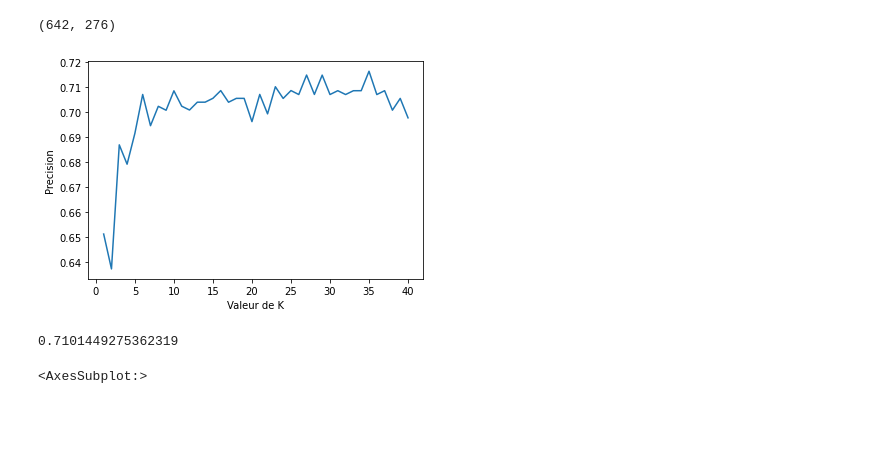
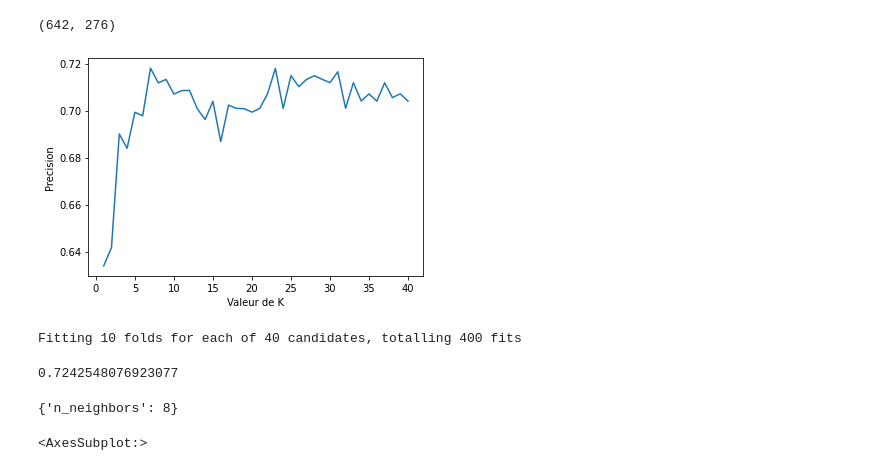
Before and after one commit to Lucas-formation/projet_ml_b3, a Jupyter notebook: ML_Battle.ipynb, the cells around one changed output. Cells and saved outputs as stored; diff of their text form; code cells hidden in the pictures; blank space fills up the shorter version.

```diff
--- a/ML_Battle.ipynb
+++ b/ML_Battle.ipynb
@@ -111,24 +111,17 @@ from sklearn.metrics import accuracy_score
 # %%
 %matplotlib inline
 from sklearn.model_selection import cross_val_score
 k_range = range(1, 41)
 k_scores = []
 
 for k in k_range:
     knn =  neighbors.KNeighborsClassifier(n_neighbors=k)
-    scores = cross_val_score(knn, X_train, y_train)
+    scores = cross_val_score(knn, X_train, y_train,cv=15,scoring='accuracy')
     k_scores.append(scores.mean())
 
 plt.plot(k_range, k_scores)
 plt.xlabel('Valeur de K')
 plt.ylabel('Precision')
 plt.show()
 # %% [output]
-[figure, old version]
+[figure, new version]
-# %%
-model = neighbors.KNeighborsClassifier(n_neighbors=35)
-model.fit(X_train,y_train)
-y_pre = model.predict(X_test)
-accuracy_score(y_test,y_pre)
-# %% [output]
-0.7101449275362319
@@ -135,3 +132,15 @@ accuracy_score(y_test,y_pre)
+# %%
+grid_search=grid.fit(X_train, y_train)
+# %% [output]
+Fitting 10 folds for each of 40 candidates, totalling 400 fits
+# %%
+grid_search.best_score_
+# %% [output]
+0.7242548076923077
+# %%
+grid_search.best_params_
+# %% [output]
+{'n_neighbors': 8}
 # %%
 from sklearn.metrics import confusion_matrix
 import seaborn as sns
```
Also changed, not shown: parts of 8 cells of this notebook.
